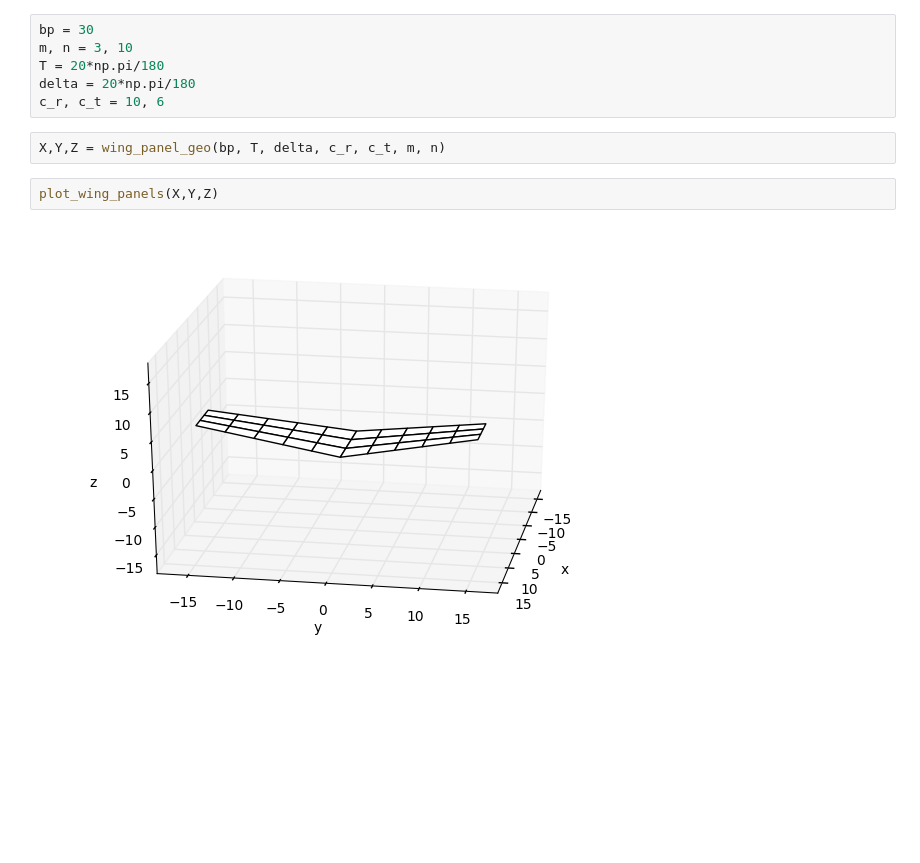
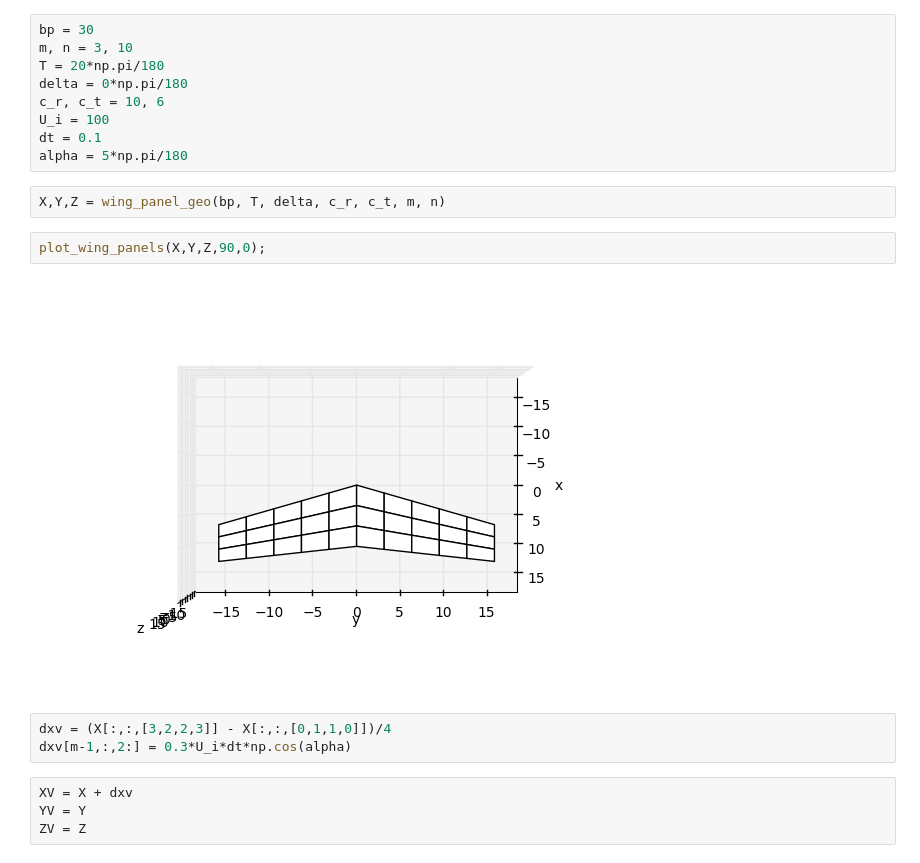
Before and after one commit to partmor/ezaero, a Jupyter notebook: aero.ipynb, the cells around one changed output. Saved outputs shown, nothing was run; the diff lists cells and outputs as text; blank space fills up the shorter version.

```diff
--- a/aero.ipynb
+++ b/aero.ipynb
@@ -10,11 +10,21 @@ from fun_lib import *
 bp = 30
 m, n = 3, 10
 T = 20*np.pi/180
-delta = 20*np.pi/180
+delta = 0*np.pi/180
 c_r, c_t = 10, 6
+U_i = 100
+dt = 0.1
+alpha = 5*np.pi/180
 # %%
 X,Y,Z = wing_panel_geo(bp, T, delta, c_r, c_t, m, n)
 # %%
-plot_wing_panels(X,Y,Z)
+plot_wing_panels(X,Y,Z,90,0);
 # %% [output]
-[figure, old version]
+[figure, new version]
+# %%
+dxv = (X[:,:,[3,2,2,3]] - X[:,:,[0,1,1,0]])/4
+dxv[m-1,:,2:] = 0.3*U_i*dt*np.cos(alpha)
+# %%
+XV = X + dxv
+YV = Y
+ZV = Z
```
Also changed, not shown: parts of 1 cell of this notebook, 1 other file.
